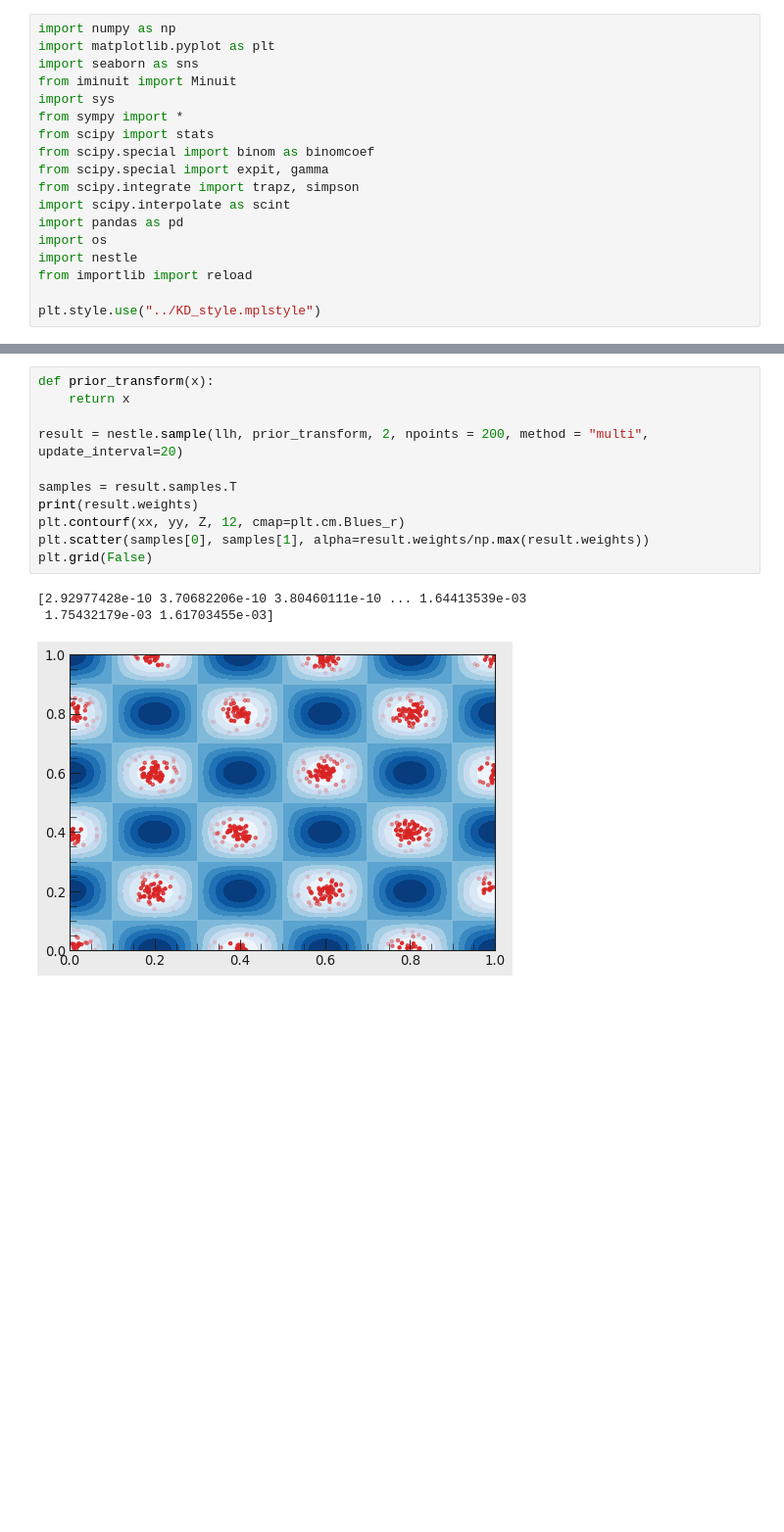
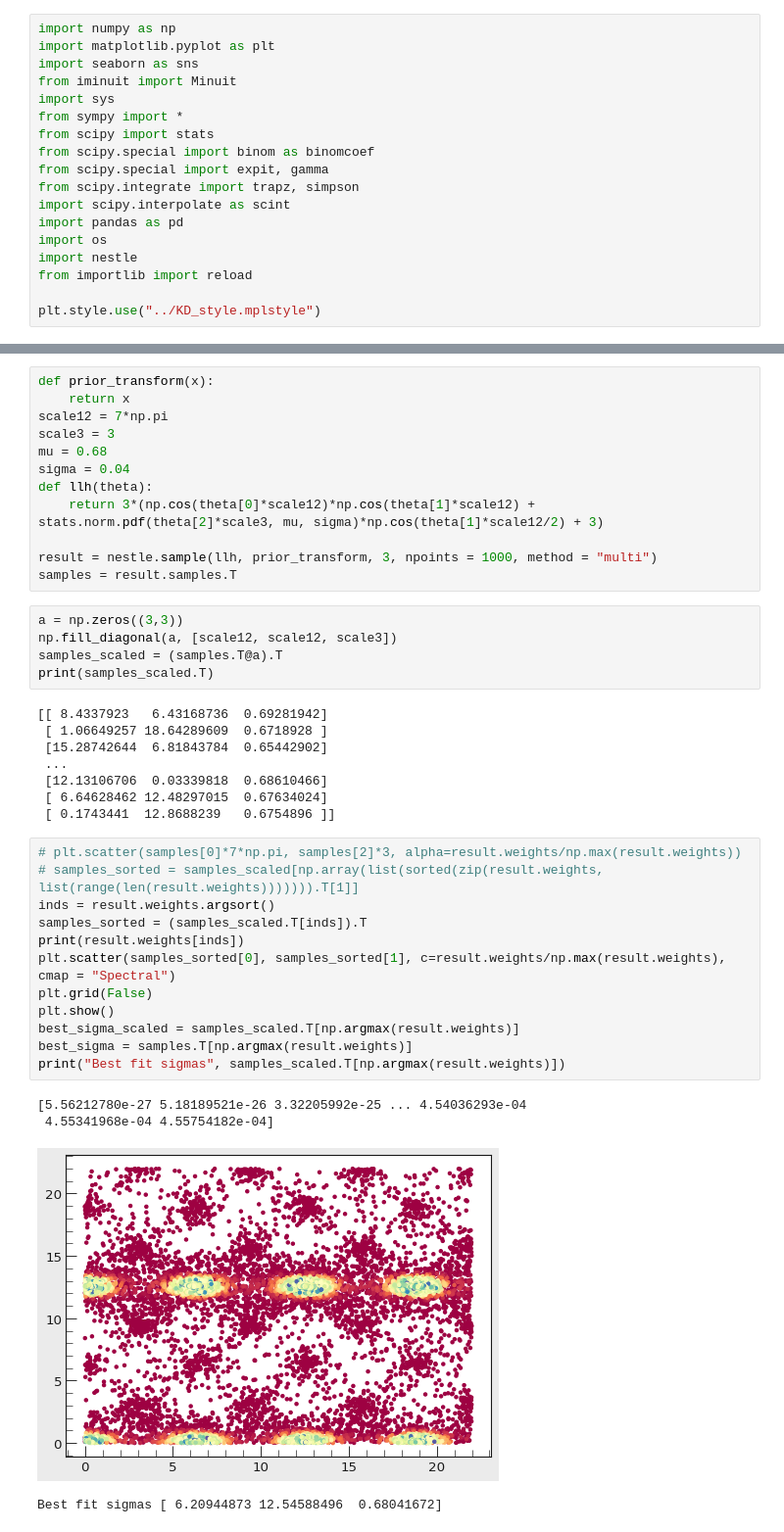
Before and after one commit to PhilKofoed/AMAS2023, a Jupyter notebook: Philip/Class 13/class13.ipynb, the cells around one changed output, grey strips where cells are left out. Shown: that part at 98% size. Saved outputs shown, nothing was run; the diff lists cells and outputs as text; blank space fills up the shorter version.

```diff
--- a/Philip/Class 13/class13.ipynb
+++ b/Philip/Class 13/class13.ipynb
@@ -38,15 +38,42 @@ plt.grid(False)
-# %%
-def prior_transform(x):
-    return x
-
-result = nestle.sample(llh, prior_transform, 2, npoints = 200, method = "multi", update_interval=20)
-
-samples = result.samples.T
-print(result.weights)
-plt.contourf(xx, yy, Z, 12, cmap=plt.cm.Blues_r)
-plt.scatter(samples[0], samples[1], alpha=result.weights/np.max(result.weights))
-plt.grid(False)
-# %% [output]
-[2.92977428e-10 3.70682206e-10 3.80460111e-10 ... 1.64413539e-03
- 1.75432179e-03 1.61703455e-03]
-[figure, removed]
+# %%
+def prior_transform(x):
+    return x
+scale12 = 7*np.pi
+scale3 = 3
+mu = 0.68
+sigma = 0.04
+def llh(theta):
+    return 3*(np.cos(theta[0]*scale12)*np.cos(theta[1]*scale12) + stats.norm.pdf(theta[2]*scale3, mu, sigma)*np.cos(theta[1]*scale12/2) + 3)
+
+result = nestle.sample(llh, prior_transform, 3, npoints = 1000, method = "multi")
+samples = result.samples.T
+# %%
+a = np.zeros((3,3))
+np.fill_diagonal(a, [scale12, scale12, scale3])
+samples_scaled = (samples.T@a).T
+print(samples_scaled.T)
+# %% [output]
+[[ 8.4337923   6.43168736  0.69281942]
+ [ 1.06649257 18.64289609  0.6718928 ]
+ [15.28742644  6.81843784  0.65442902]
+ ...
+ [12.13106706  0.03339818  0.68610466]
+ [ 6.64628462 12.48297015  0.67634024]
+ [ 0.1743441  12.8688239   0.6754896 ]]
+# %%
+# plt.scatter(samples[0]*7*np.pi, samples[2]*3, alpha=result.weights/np.max(result.weights))
+# samples_sorted = samples_scaled[np.array(list(sorted(zip(result.weights, list(range(len(result.weights))))))).T[1]]
+inds = result.weights.argsort()
+samples_sorted = (samples_scaled.T[inds]).T
+print(result.weights[inds])
+plt.scatter(samples_sorted[0], samples_sorted[1], c=result.weights/np.max(result.weights), cmap = "Spectral")
+plt.grid(False)
+plt.show()
+best_sigma_scaled = samples_scaled.T[np.argmax(result.weights)]
+best_sigma = samples.T[np.argmax(result.weights)]
+print("Best fit sigmas", samples_scaled.T[np.argmax(result.weights)])
+# %% [output]
+[5.56212780e-27 5.18189521e-26 3.32205992e-25 ... 4.54036293e-04
+ 4.55341968e-04 4.55754182e-04]
+[figure, added]
+Best fit sigmas [ 6.20944873 12.54588496  0.68041672]
```
Also changed, not shown: parts of 4 cells of this notebook, 1 other file.
